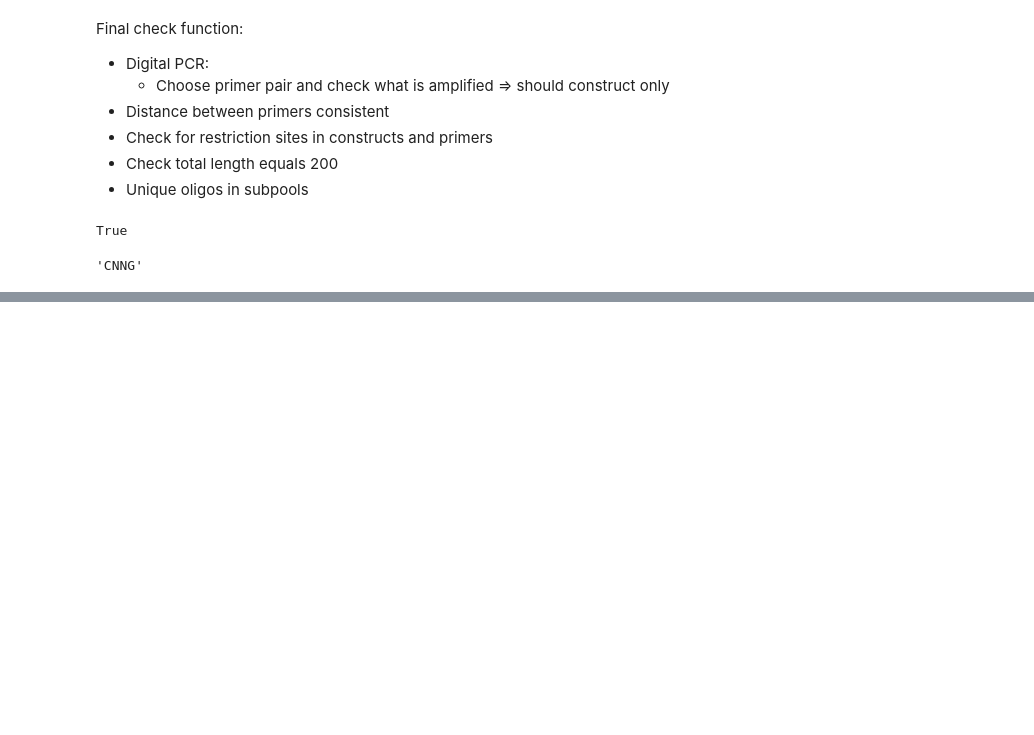
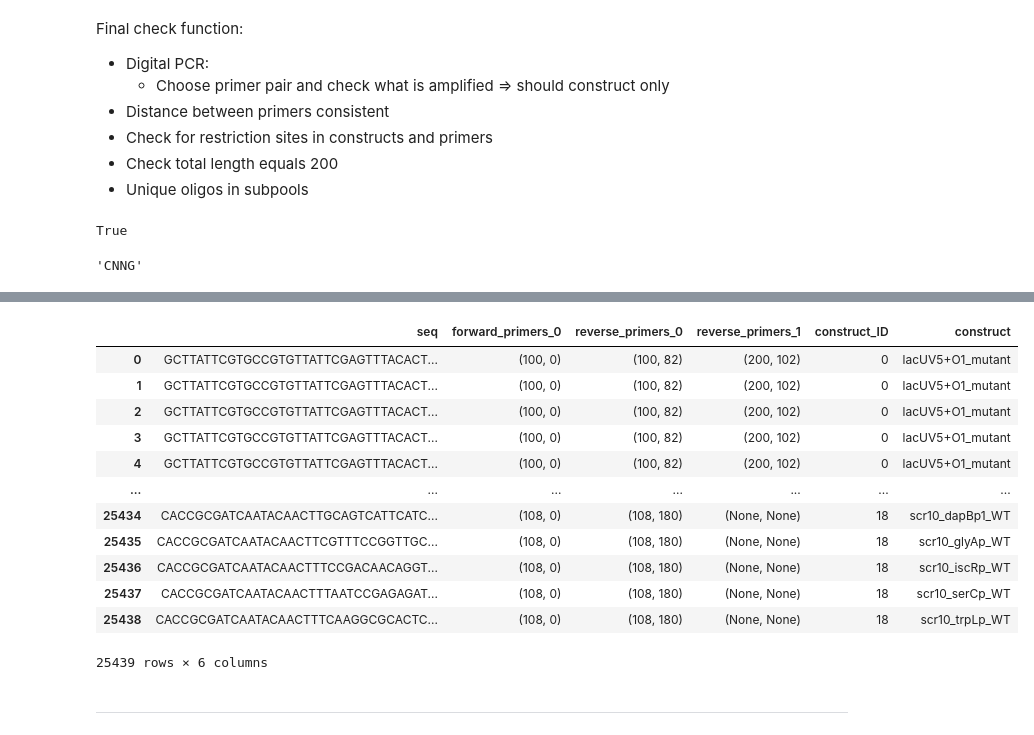
Before and after one commit to RPGroup-PBoC/Reg-Seq2, a Jupyter notebook: code/experimental_design/twist_order/combine_orders.ipynb, the cells around one changed output, grey strips where cells are left out. Cells and saved outputs as stored; diff of their text form; code cells hidden in the pictures; blank space fills up the shorter version.

```diff
--- a/code/experimental_design/twist_order/combine_orders.ipynb
+++ b/code/experimental_design/twist_order/combine_orders.ipynb
@@ -249,8 +272,22 @@ df = do_all(
     ['../../../data/twist_order/lacI_sequences.csv',
      '../../../data/twist_order/lacUV5_tetOx_single_double_mutants.csv',
      '../../../data/twist_order/lacUV_mutants.csv',
-     '../../../data/twist_order/natural_tet_promoters_mutated.csv'],
-    primer
+     '../../../data/twist_order/natural_tet_promoters_mutated.csv',
+     '../../../data/twist_order/purR_twist_sequences.csv',
+     '../../../data/twist_order/twist_site_scrambles_formatted.csv',
+     '../../../data/twist_order/twist_sys_scrambles_2_16.csv',
+     '../../../data/twist_order/twist_sys_scrambles_10.csv'
+    ],
+    [True,
+     True,
+     True,
+     True,
+     True,
+     False,
+     False,
+     False
+    ]
+    ,primer_skip_list=[101]
 )
 # %%
 check_pool_df(df, ["SacI", "SalI", "XhoI", "SbfI", "ApaI"])
@@ -274,0 +312,18 @@ SacI :  0.0
+# %%
+df
+# %% [output]
+|  | seq | forward_primers_0 | reverse_primers_0 | reverse_primers_1 | construct_ID | construct |
+| 0 | GCTTATTCGTGCCGTGTTATTCGAGTTTACACT... | (100, 0) | (100, 82) | (200, 102) | 0 | lacUV5+O1_mutant |
+| 1 | GCTTATTCGTGCCGTGTTATTCGAGTTTACACT... | (100, 0) | (100, 82) | (200, 102) | 0 | lacUV5+O1_mutant |
+| 2 | GCTTATTCGTGCCGTGTTATTCGAGTTTACACT... | (100, 0) | (100, 82) | (200, 102) | 0 | lacUV5+O1_mutant |
+| 3 | GCTTATTCGTGCCGTGTTATTCGAGTTTACACT... | (100, 0) | (100, 82) | (200, 102) | 0 | lacUV5+O1_mutant |
+| 4 | GCTTATTCGTGCCGTGTTATTCGAGTTTACACT... | (100, 0) | (100, 82) | (200, 102) | 0 | lacUV5+O1_mutant |
+| ... | ... | ... | ... | ... | ... | ... |
+| 25434 | CACCGCGATCAATACAACTTGCAGTCATTCATC... | (108, 0) | (108, 180) | (None, None) | 18 | scr10_dapBp1_WT |
+| 25435 | CACCGCGATCAATACAACTTCGTTTCCGGTTGC... | (108, 0) | (108, 180) | (None, None) | 18 | scr10_glyAp_WT |
+| 25436 | CACCGCGATCAATACAACTTTCCGACAACAGGT... | (108, 0) | (108, 180) | (None, None) | 18 | scr10_iscRp_WT |
+| 25437 | CACCGCGATCAATACAACTTTAATCCGAGAGAT... | (108, 0) | (108, 180) | (None, None) | 18 | scr10_serCp_WT |
+| 25438 | CACCGCGATCAATACAACTTTCAAGGCGCACTC... | (108, 0) | (108, 180) | (None, None) | 18 | scr10_trpLp_WT |
+25439 rows × 6 columns
+# %% [markdown]
+***
```
Also changed, not shown: parts of 5 cells of this notebook, 3 other files.
